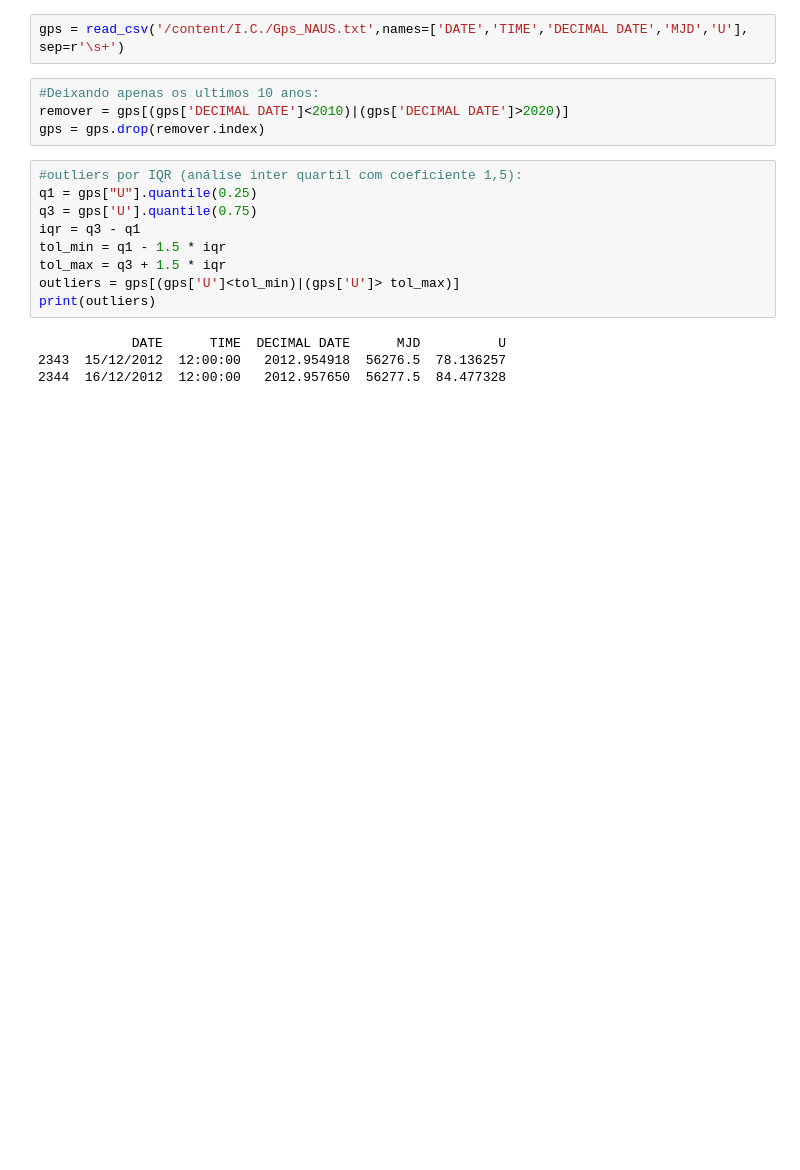
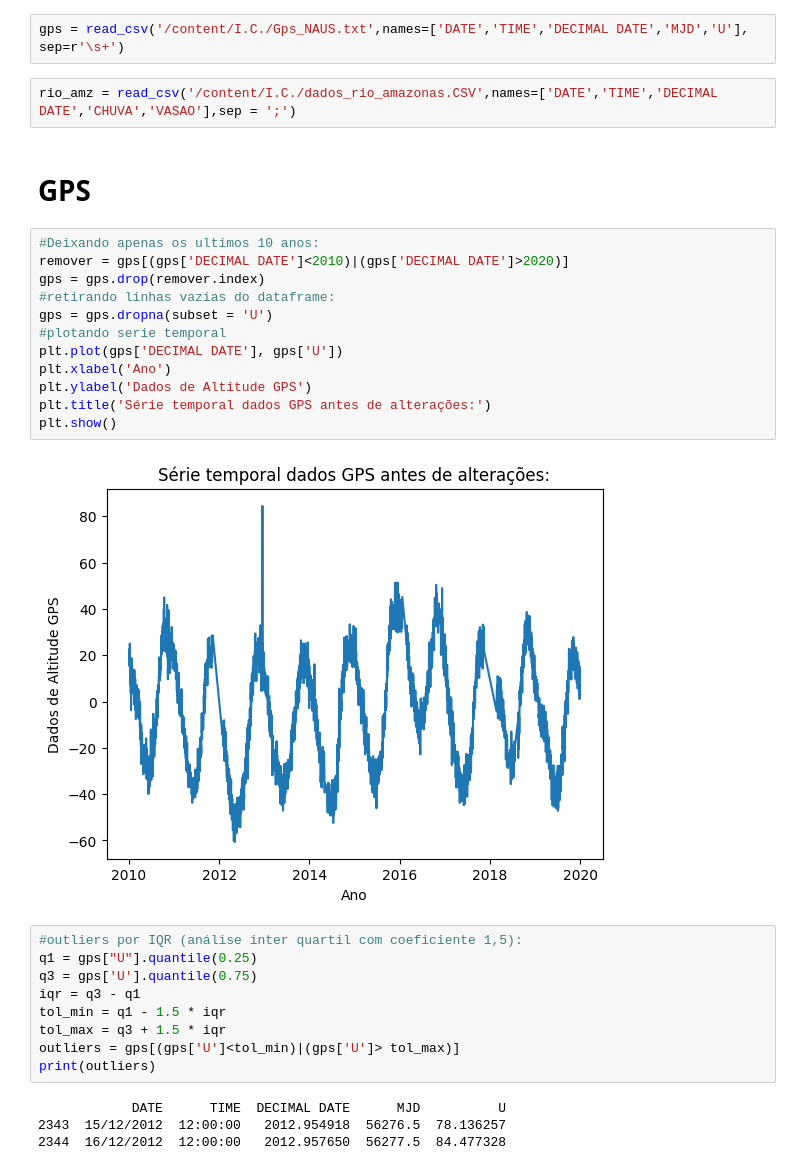
Before and after one commit to Gabxist/I.C., a Jupyter notebook: Análise_de_dados_"GPS".ipynb, the cells around one changed output. Saved outputs shown, nothing was run; the diff lists cells and outputs as text; blank space fills up the shorter version.

```diff
--- a/Análise_de_dados_"GPS".ipynb
+++ b/Análise_de_dados_"GPS".ipynb
@@ -16,9 +25,23 @@ fatal: destination path 'I.C.' already exists and is not an empty directory.
 # %%
 gps = read_csv('/content/I.C./Gps_NAUS.txt',names=['DATE','TIME','DECIMAL DATE','MJD','U'], sep=r'\s+')
+# %%
+rio_amz = read_csv('/content/I.C./dados_rio_amazonas.CSV',names=['DATE','TIME','DECIMAL DATE','CHUVA','VASAO'],sep = ';')
+# %% [markdown]
+# GPS
 # %%
 #Deixando apenas os ultimos 10 anos:
 remover = gps[(gps['DECIMAL DATE']<2010)|(gps['DECIMAL DATE']>2020)]
 gps = gps.drop(remover.index)
+#retirando linhas vazias do dataframe:
+gps = gps.dropna(subset = 'U')
+#plotando serie temporal
+plt.plot(gps['DECIMAL DATE'], gps['U'])
+plt.xlabel('Ano')
+plt.ylabel('Dados de Altitude GPS')
+plt.title('Série temporal dados GPS antes de alterações:')
+plt.show()
+# %% [output]
+[figure, added]
 # %%
 #outliers por IQR (análise inter quartil com coeficiente 1,5):
 q1 = gps["U"].quantile(0.25)
```
Also changed, not shown: parts of 23 cells of this notebook.
